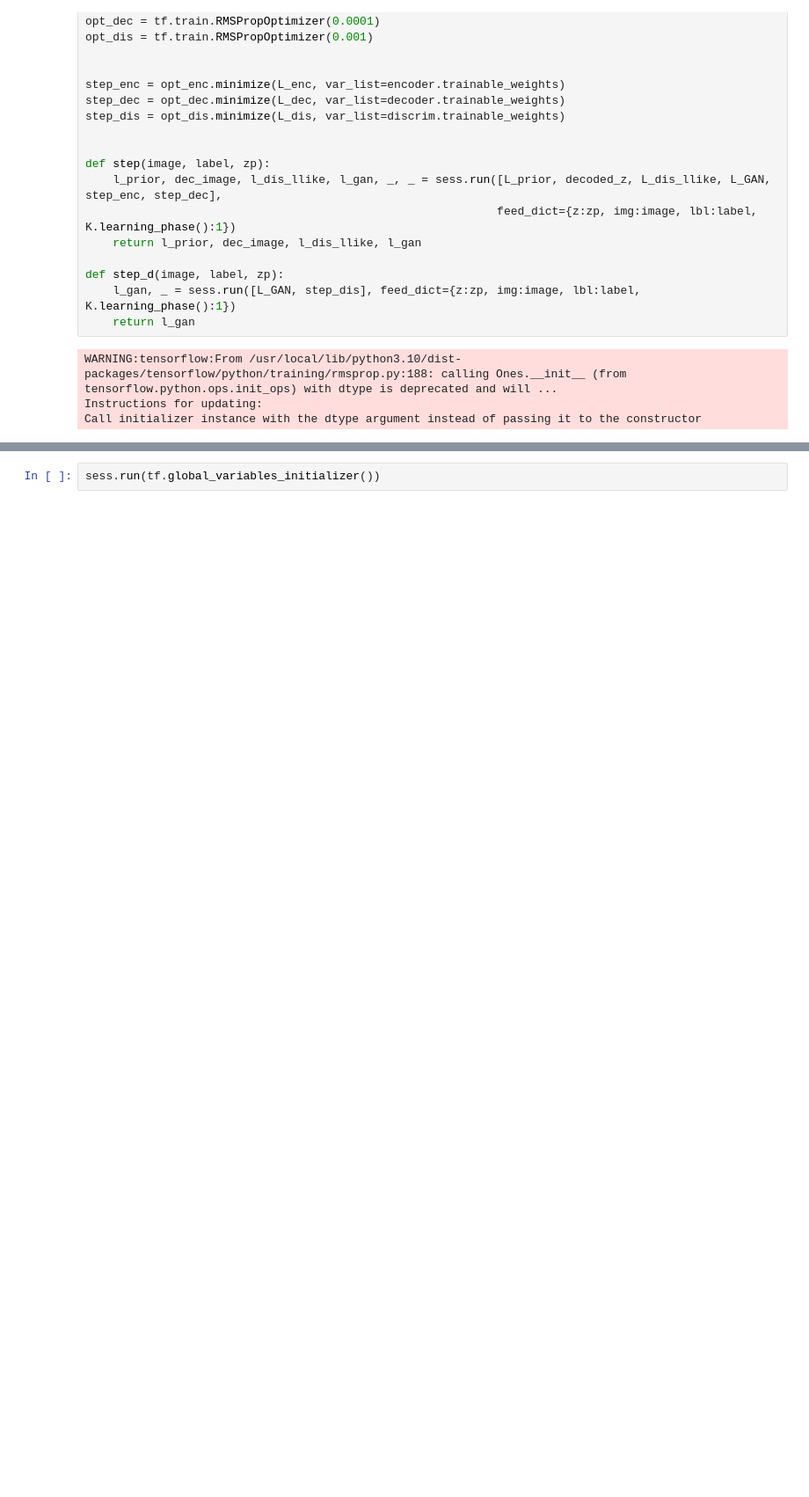
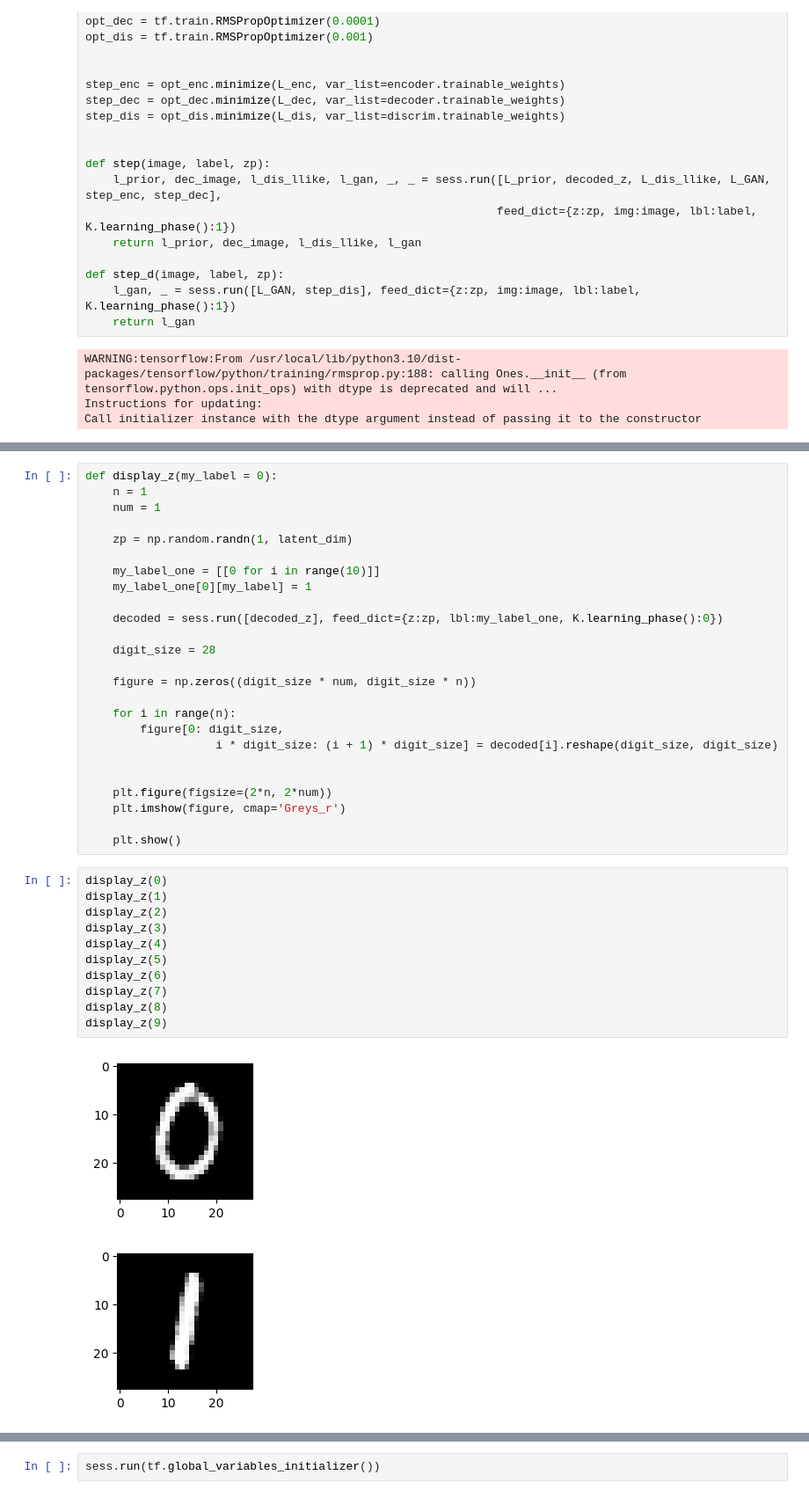
Before and after one commit to tsjadambaa/cv_group6, a Jupyter notebook: vae_gan.ipynb, the cells around one changed output, grey strips where cells are left out. Shown at 88% size. Cells and saved outputs as stored; diff of their text form; blank space fills up the shorter version.

```diff
--- a/vae_gan.ipynb
+++ b/vae_gan.ipynb
@@ -192,0 +202,39 @@ def display_digits():
+# %%
+def display_z(my_label = 0):
+    n = 1
+    num = 1
+
+    zp = np.random.randn(1, latent_dim)
+
+    my_label_one = [[0 for i in range(10)]]
+    my_label_one[0][my_label] = 1
+
+    decoded = sess.run([decoded_z], feed_dict={z:zp, lbl:my_label_one, K.learning_phase():0})
+
+    digit_size = 28
+
+    figure = np.zeros((digit_size * num, digit_size * n))
+
+    for i in range(n):
+        figure[0: digit_size,
+                   i * digit_size: (i + 1) * digit_size] = decoded[i].reshape(digit_size, digit_size)
+
+
+    plt.figure(figsize=(2*n, 2*num))
+    plt.imshow(figure, cmap='Greys_r')
+
+    plt.show()
+# %%
+display_z(0)
+display_z(1)
+display_z(2)
+display_z(3)
+display_z(4)
+display_z(5)
+display_z(6)
+display_z(7)
+display_z(8)
+display_z(9)
+# %% [output]
+[figure, added]
+[figure, added]
```
Also changed, not shown: parts of 7 cells of this notebook.
